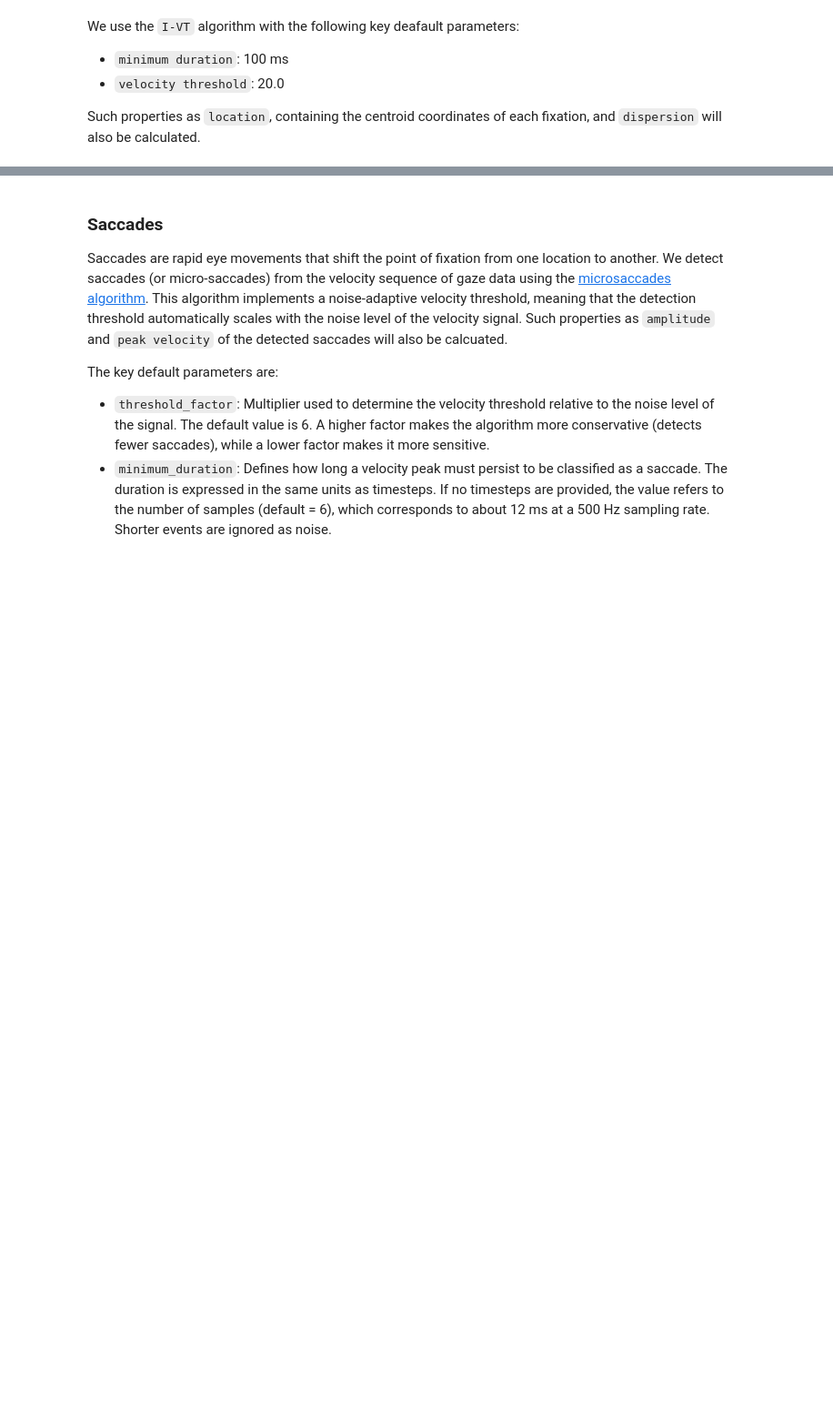
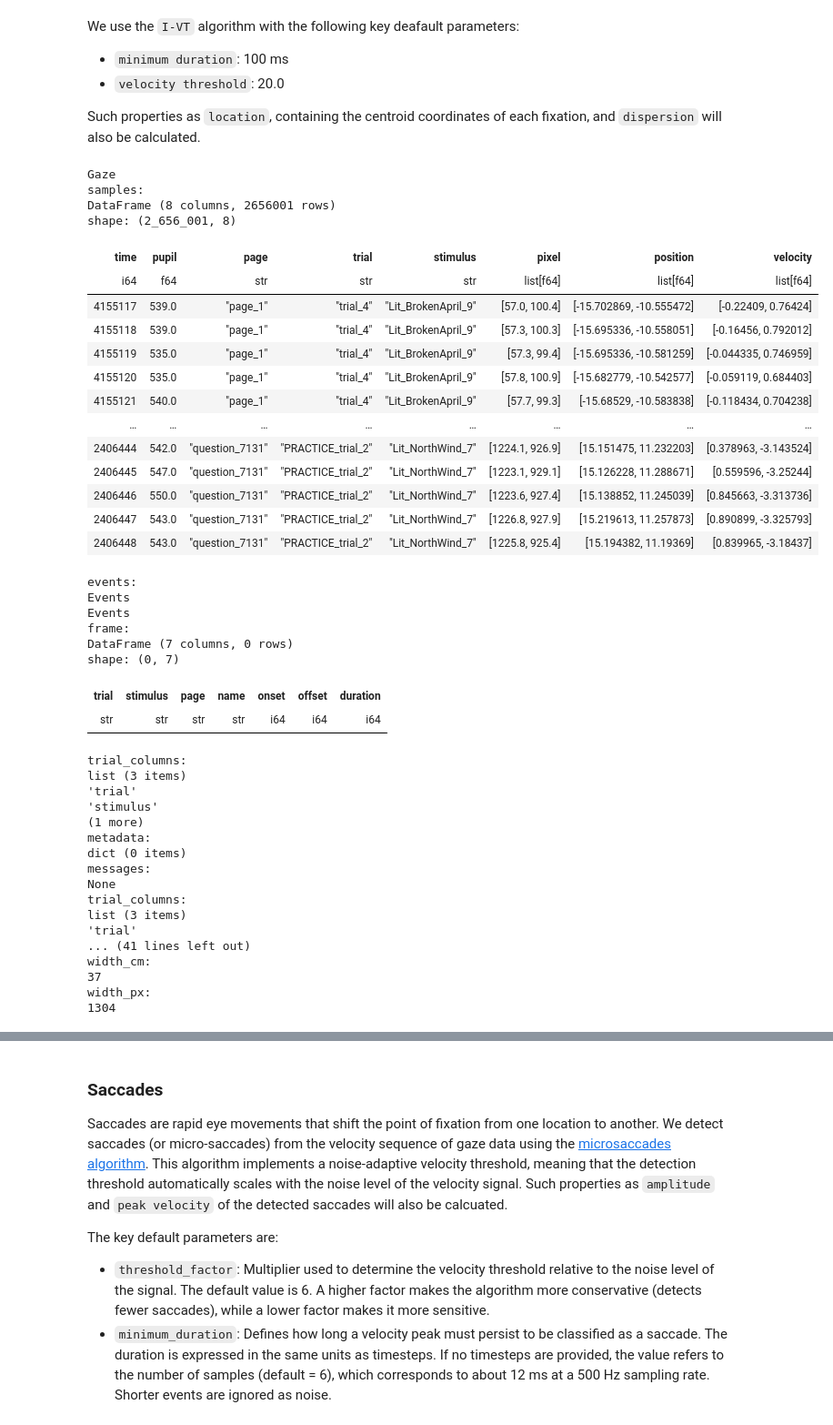
Before and after one commit to MultiplEYE-COST/multipleye-preprocessing, a Jupyter notebook: development.ipynb, the cells around one changed output, grey strips where cells are left out. Shown at 91% size. Saved outputs shown, nothing was run; the diff lists cells and outputs as text; code cells hidden in the pictures; blank space fills up the shorter version.

```diff
--- a/development.ipynb
+++ b/development.ipynb
@@ -385,7 +570,51 @@ else:
             file_pattern=None,
         )
 # %%
-gaze
+after_prepro_gaze = copy.deepcopy(gaze)
+after_prepro_gaze
+# %% [output]
+Gaze
+samples:
+DataFrame (8 columns, 2656001 rows)
+shape: (2_656_001, 8)
+| time | pupil | page | trial | stimulus | pixel | position | velocity |
+| i64 | f64 | str | str | str | list[f64] | list[f64] | list[f64] |
+| 4155117 | 539.0 | "page_1" | "trial_4" | "Lit_BrokenApril_9" | [57.0, 100.4] | [-15.702869, -10.555472] | [-0.22409, 0.76424] |
+| 4155118 | 539.0 | "page_1" | "trial_4" | "Lit_BrokenApril_9" | [57.3, 100.3] | [-15.695336, -10.558051] | [-0.16456, 0.792012] |
+| 4155119 | 535.0 | "page_1" | "trial_4" | "Lit_BrokenApril_9" | [57.3, 99.4] | [-15.695336, -10.581259] | [-0.044335, 0.746959] |
+| 4155120 | 535.0 | "page_1" | "trial_4" | "Lit_BrokenApril_9" | [57.8, 100.9] | [-15.682779, -10.542577] | [-0.059119, 0.684403] |
+| 4155121 | 540.0 | "page_1" | "trial_4" | "Lit_BrokenApril_9" | [57.7, 99.3] | [-15.68529, -10.583838] | [-0.118434, 0.704238] |
+| … | … | … | … | … | … | … | … |
+| 2406444 | 542.0 | "question_7131" | "PRACTICE_trial_2" | "Lit_NorthWind_7" | [1224.1, 926.9] | [15.151475, 11.232203] | [0.378963, -3.143524] |
+| 2406445 | 547.0 | "question_7131" | "PRACTICE_trial_2" | "Lit_NorthWind_7" | [1223.1, 929.1] | [15.126228, 11.288671] | [0.559596, -3.25244] |
+| 2406446 | 550.0 | "question_7131" | "PRACTICE_trial_2" | "Lit_NorthWind_7" | [1223.6, 927.4] | [15.138852, 11.245039] | [0.845663, -3.313736] |
+| 2406447 | 543.0 | "question_7131" | "PRACTICE_trial_2" | "Lit_NorthWind_7" | [1226.8, 927.9] | [15.219613, 11.257873] | [0.890899, -3.325793] |
+| 2406448 | 543.0 | "question_7131" | "PRACTICE_trial_2" | "Lit_NorthWind_7" | [1225.8, 925.4] | [15.194382, 11.19369] | [0.839965, -3.18437] |
+events:
+Events
+Events
+frame:
+DataFrame (7 columns, 0 rows)
+shape: (0, 7)
+| trial | stimulus | page | name | onset | offset | duration |
+| str | str | str | str | i64 | i64 | i64 |
+trial_columns:
+list (3 items)
+'trial'
+'stimulus'
+(1 more)
+metadata:
+dict (0 items)
+messages:
+None
+trial_columns:
+list (3 items)
+'trial'
+... (41 lines left out)
+width_cm:
+37
+width_px:
+1304
 # %%
 gaze = preprocessing.load_trial_level_events_data(
     gaze,
```
Also changed, not shown: parts of 25 cells of this notebook, 2 other files.
